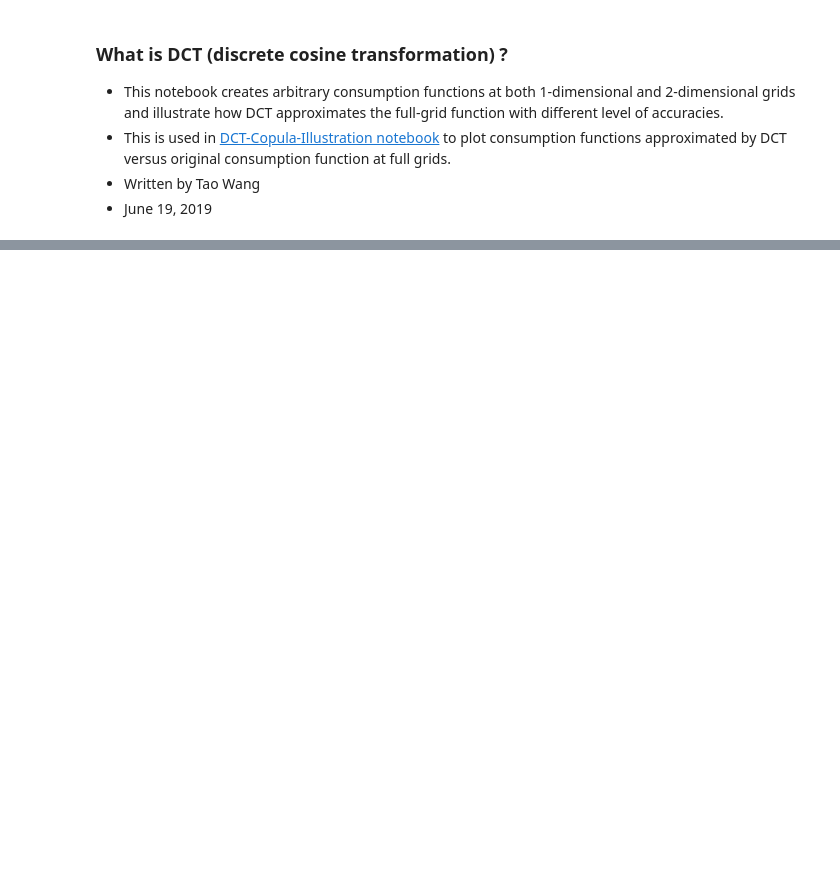
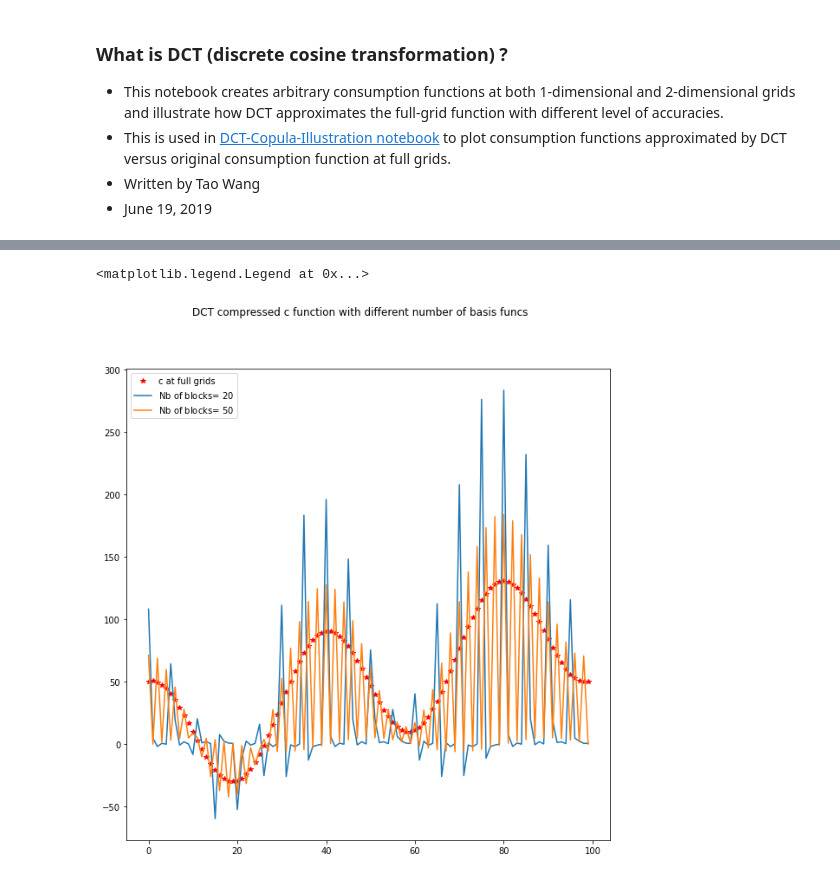
Before and after one commit to econ-ark/BayerLuetticke, a Jupyter notebook: notebooks/DCT.ipynb, the cells around one changed output, grey strips where cells are left out. Saved outputs shown, nothing was run; the diff lists cells and outputs as text; code cells hidden in the pictures; blank space fills up the shorter version.

```diff
--- a/notebooks/DCT.ipynb
+++ b/notebooks/DCT.ipynb
@@ -66,22 +74,28 @@ plt.legend(loc=0)
 # %%
 ## Blockwise DCT. For illustration but not used in BayerLuetticke.
-## But it illustrates how doing dct in more finely devided blocks give a better approximation
+## But it illustrates how doing dct in more finely divided blocks give a better approximation
+### "regions" might be a better term than "blocks"
+### If you are worried that the dct functions may not be good globally but fine locally
+### then allow independent approximations of different regions
 
 size = c.shape
 c_dct = np.zeros(size)
 c_approx=np.zeros(size)
 
-fig = plt.figure(figsize=(5,5))
+fig = plt.figure(figsize=(10,10))
 fig.suptitle('DCT compressed c function with different number of basis funcs')
 nbs_lst = np.array([20,50])
 plt.plot(c,'r*',label='c at full grids')
 for i in range(len(nbs_lst)):
     delta = np.int(size[0]/nbs_lst[i])
     for pos in np.r_[:size[0]:delta]:
         c_dct[pos:(pos+delta)] = sf.dct(c[pos:(pos+delta)],norm='ortho')
         c_approx[pos:(pos+delta)]=sf.idct(c_dct[pos:(pos+delta)])
     plt.plot(c_dct,label=r'Nb of blocks= ${}$'.format(nbs_lst[i]))
 plt.legend(loc=0)
+# %% [output]
+<matplotlib.legend.Legend at 0x...>
+[figure, added]
 # %%
 # DCT in 2 dimensions
 
```
Also changed, not shown: parts of 5 cells of this notebook, 5 other files.
